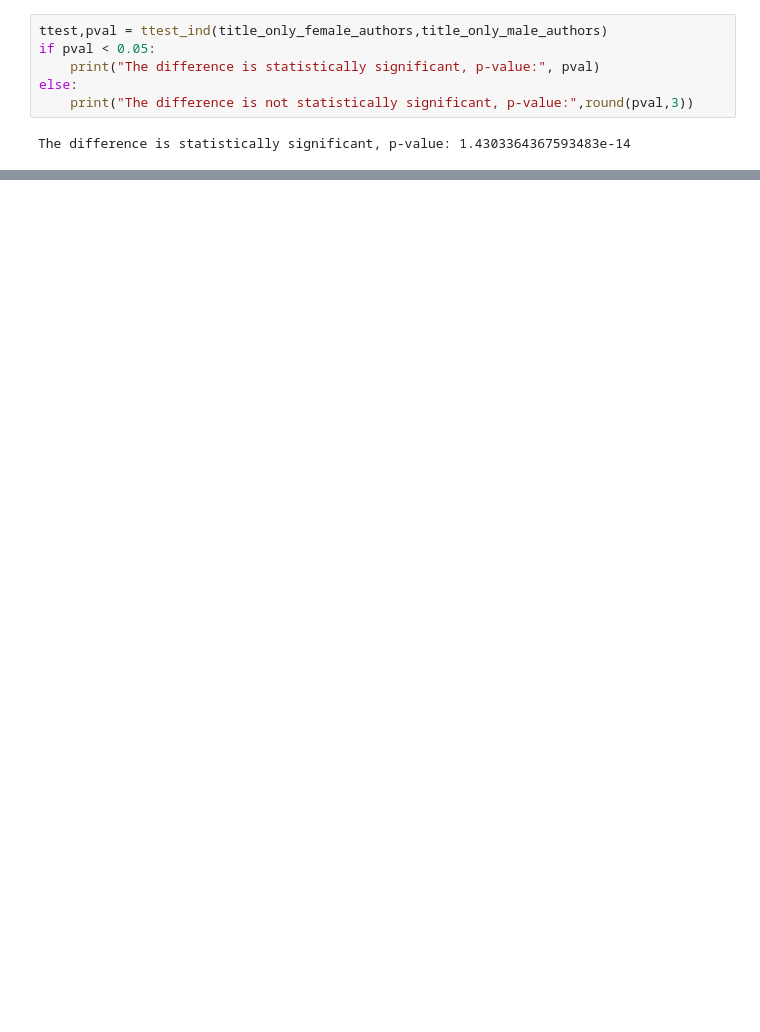
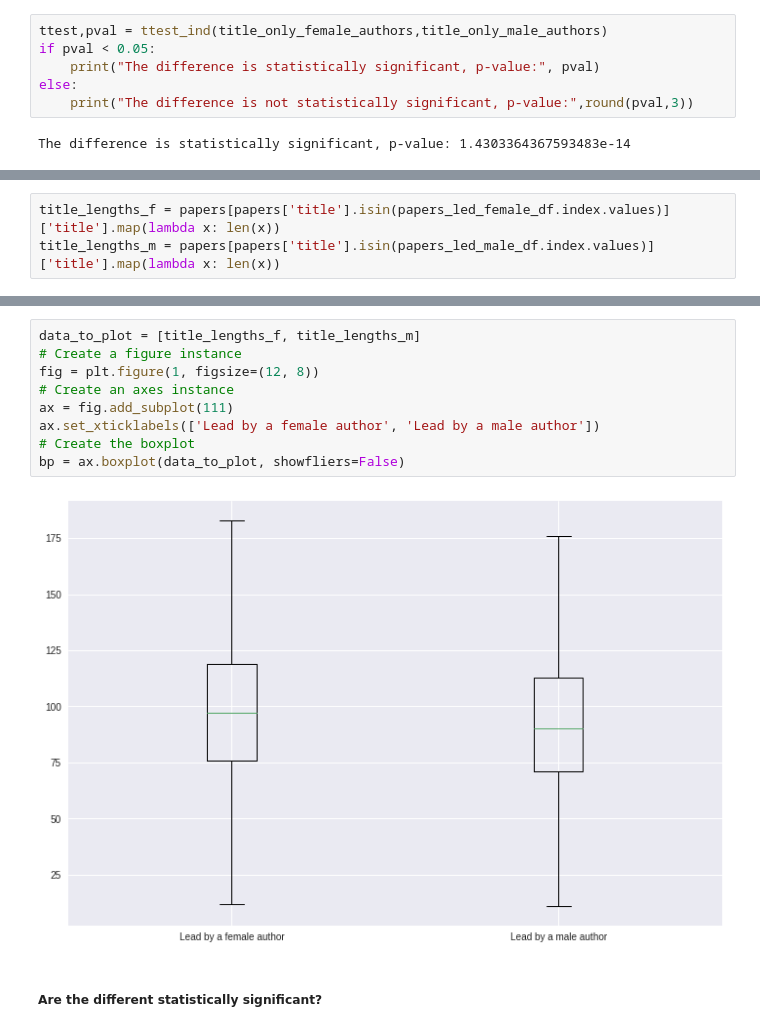
Before and after one commit to social-link-analytics-group-bsc/gender_bioinfo, a Jupyter notebook: analysis/gender_bias_analysis.ipynb, the cells around one changed output, grey strips where cells are left out. Saved outputs shown, nothing was run; the diff lists cells and outputs as text; blank space fills up the shorter version.

```diff
--- a/analysis/gender_bias_analysis.ipynb
+++ b/analysis/gender_bias_analysis.ipynb
@@ -1115,0 +1118,3 @@ The difference is statistically significant, p-value: 1.4303364367593483e-14
+# %%
+title_lengths_f = papers[papers['title'].isin(papers_led_female_df.index.values)]['title'].map(lambda x: len(x))
+title_lengths_m = papers[papers['title'].isin(papers_led_male_df.index.values)]['title'].map(lambda x: len(x))
@@ -1115,0 +1145,13 @@ The difference is statistically significant, p-value: 1.4303364367593483e-14
+# %%
+data_to_plot = [title_lengths_f, title_lengths_m]
+# Create a figure instance
+fig = plt.figure(1, figsize=(12, 8))
+# Create an axes instance
+ax = fig.add_subplot(111)
+ax.set_xticklabels(['Lead by a female author', 'Lead by a male author'])
+# Create the boxplot
+bp = ax.boxplot(data_to_plot, showfliers=False)
+# %% [output]
+[figure, added]
+# %% [markdown]
+##### Are the different statistically significant?
```
Also changed, not shown: parts of 40 cells of this notebook.
